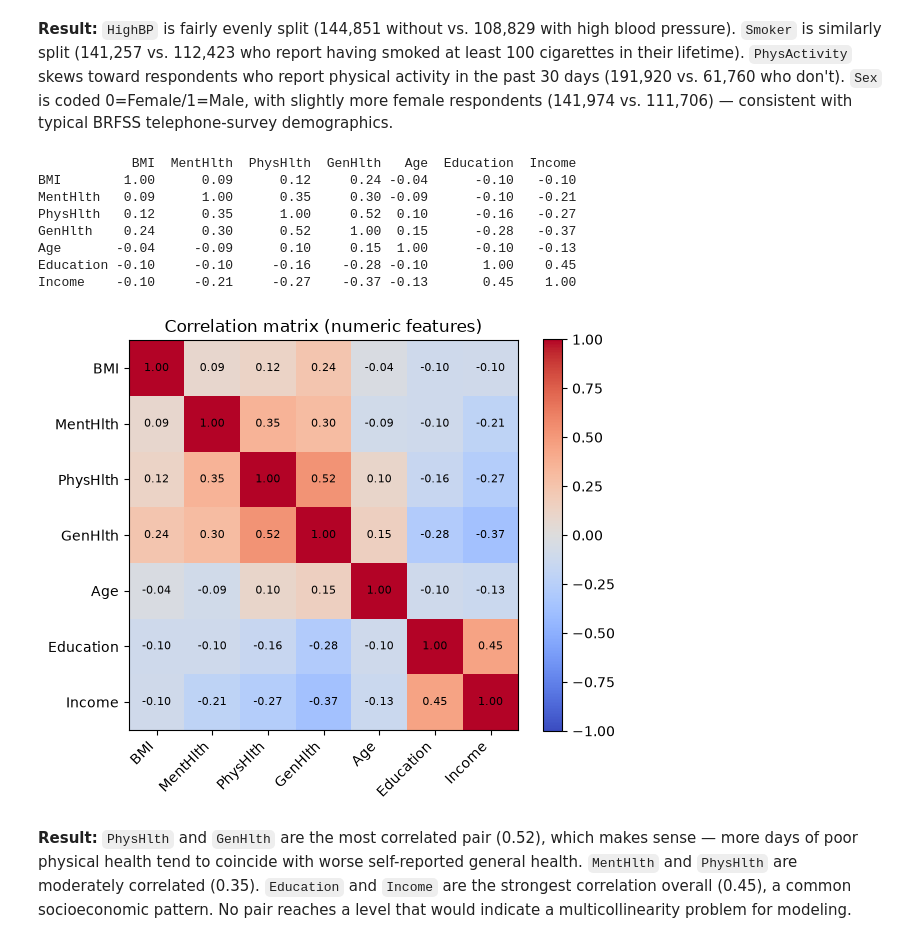
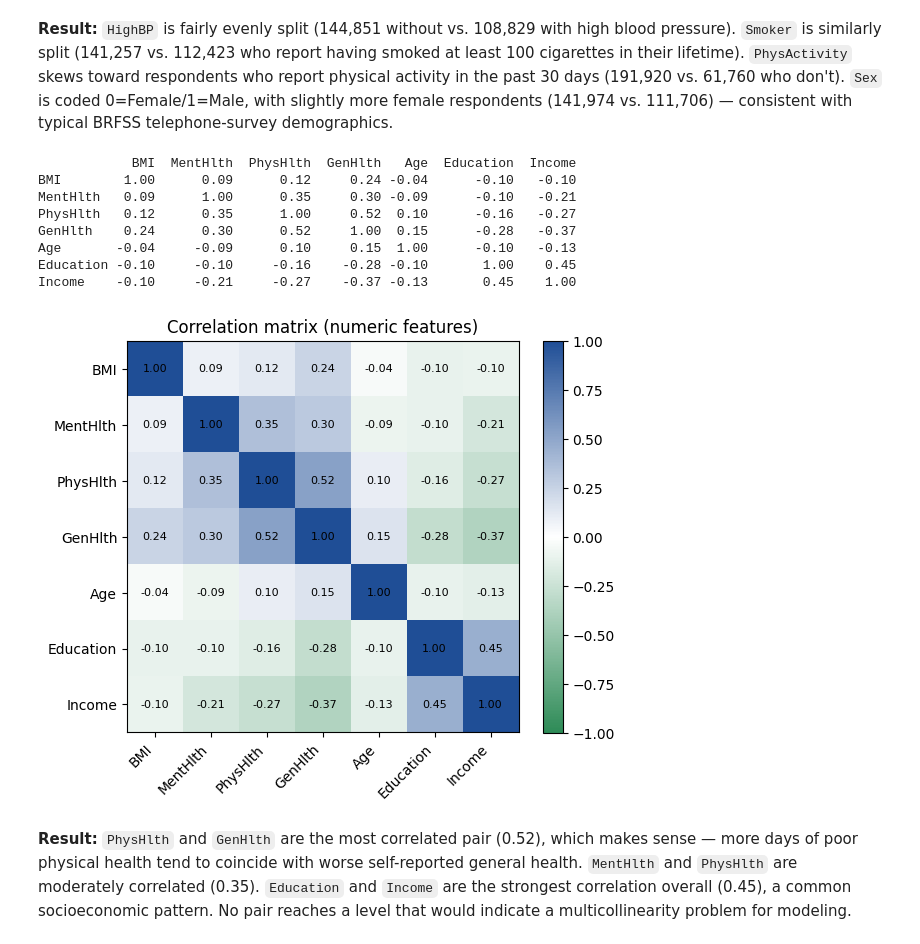
Before and after one commit to AIVIETNAM-AIO-tlee/healthcare-risk-prediction, a Jupyter notebook: notebooks/01_eda.ipynb, the cells around one changed output. Cells and saved outputs as stored; diff of their text form; code cells hidden in the pictures.

```diff
--- a/notebooks/01_eda.ipynb
+++ b/notebooks/01_eda.ipynb
@@ -100,6 +100,10 @@ df[numeric_cols].describe().round(2)
 **Result:** The numeric columns show sensible but skewed distributions typical of health survey data. `PhysicalHealthDays` and `MentalHealthDays` (days out of the past 30 with poor health) both have a median of 0–4 but a mean around 4.3–4.4, indicating a right-skewed distribution where most people report very few bad days while a smaller group reports many (up to the maximum of 30). `SleepHours` is centered close to the recommended 7–8 hours (mean 7.02, IQR 6–8), though the max of 24 is very likely a data-entry outlier. `HeightInMeters` (mean 1.70m) and `WeightInKilograms` (mean 83.07kg) look reasonable, but `BMI` has a very wide range (12.02 to 99.64) with a mean of 28.53 — already in the "overweight" clinical range — and the extreme maximum values suggest a handful of outliers that should be kept in mind (though not necessarily removed) during preprocessing.
 # %%
 import matplotlib.pyplot as plt
+from matplotlib.colors import LinearSegmentedColormap
+
+# Shared green-blue diverging colormap for correlation heatmaps (negative -> green, positive -> blue)
+BLUEGREEN_DIVERGING = LinearSegmentedColormap.from_list('bluegreen_diverging', ['#2E8B57', '#FFFFFF', '#1F4E96'])
 
 target_counts = df['HadHeartAttack'].value_counts(dropna=False)
 target_pct = df['HadHeartAttack'].value_counts(normalize=True, dropna=False).mul(100).round(2)
@@ -110,7 +114,7 @@ print('HadHeartAttack percentages:')
 print(target_pct)
 
 fig, ax = plt.subplots(figsize=(5, 4))
-target_counts.plot(kind='bar', color=['#4C72B0', '#DD8452', '#999999'], ax=ax)
+target_counts.plot(kind='bar', color=['#1F4E96', '#2E8B57', '#8FBFE0'], ax=ax)
 ax.set_title('Distribution of HadHeartAttack (target variable)')
 ax.set_xlabel('HadHeartAttack')
 ax.set_ylabel('Count')
@@ -616,30 +620,30 @@ plt.show()
 # %%
 corr3 = df3[numeric_cols3].corr()
 print(corr3.round(2))
 
 fig, ax = plt.subplots(figsize=(6, 5))
-im = ax.imshow(corr3, cmap='coolwarm', vmin=-1, vmax=1)
+im = ax.imshow(corr3, cmap=BLUEGREEN_DIVERGING, vmin=-1, vmax=1)
 ax.set_xticks(range(len(numeric_cols3)))
 ax.set_yticks(range(len(numeric_cols3)))
 ax.set_xticklabels(numeric_cols3, rotation=45, ha='right')
 ax.set_yticklabels(numeric_cols3)
 for i in range(len(numeric_cols3)):
     for j in range(len(numeric_cols3)):
         ax.text(j, i, f'{corr3.iloc[i, j]:.2f}', ha='center', va='center', color='black', fontsize=8)
 ax.set_title('Correlation matrix (numeric features)')
 fig.colorbar(im, ax=ax)
 plt.tight_layout()
 plt.show()
 # %% [output]
             BMI  MentHlth  PhysHlth  GenHlth   Age  Education  Income
 BMI        1.00      0.09      0.12     0.24 -0.04      -0.10   -0.10
 MentHlth   0.09      1.00      0.35     0.30 -0.09      -0.10   -0.21
 PhysHlth   0.12      0.35      1.00     0.52  0.10      -0.16   -0.27
 GenHlth    0.24      0.30      0.52     1.00  0.15      -0.28   -0.37
 Age       -0.04     -0.09      0.10     0.15  1.00      -0.10   -0.13
 Education -0.10     -0.10     -0.16    -0.28 -0.10       1.00    0.45
 Income    -0.10     -0.21     -0.27    -0.37 -0.13       0.45    1.00
-[figure, old version]
+[figure, new version]
 # %% [markdown]
 **Result:** `PhysHlth` and `GenHlth` are the most correlated pair (0.52), which makes sense — more days of poor physical health tend to coincide with worse self-reported general health. `MentHlth` and `PhysHlth` are moderately correlated (0.35). `Education` and `Income` are the strongest correlation overall (0.45), a common socioeconomic pattern. No pair reaches a level that would indicate a multicollinearity problem for modeling.
 # %%
```
Also changed, not shown: parts of 13 cells of this notebook, 6 other files.
